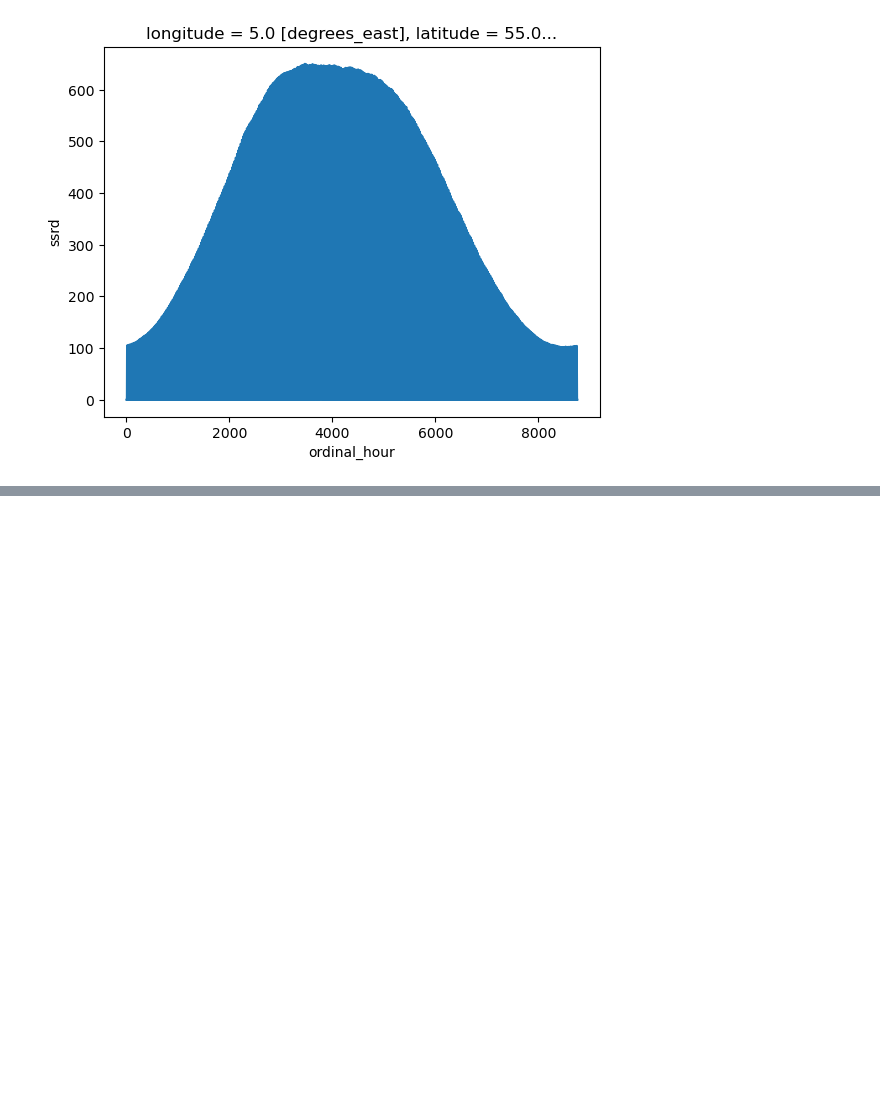
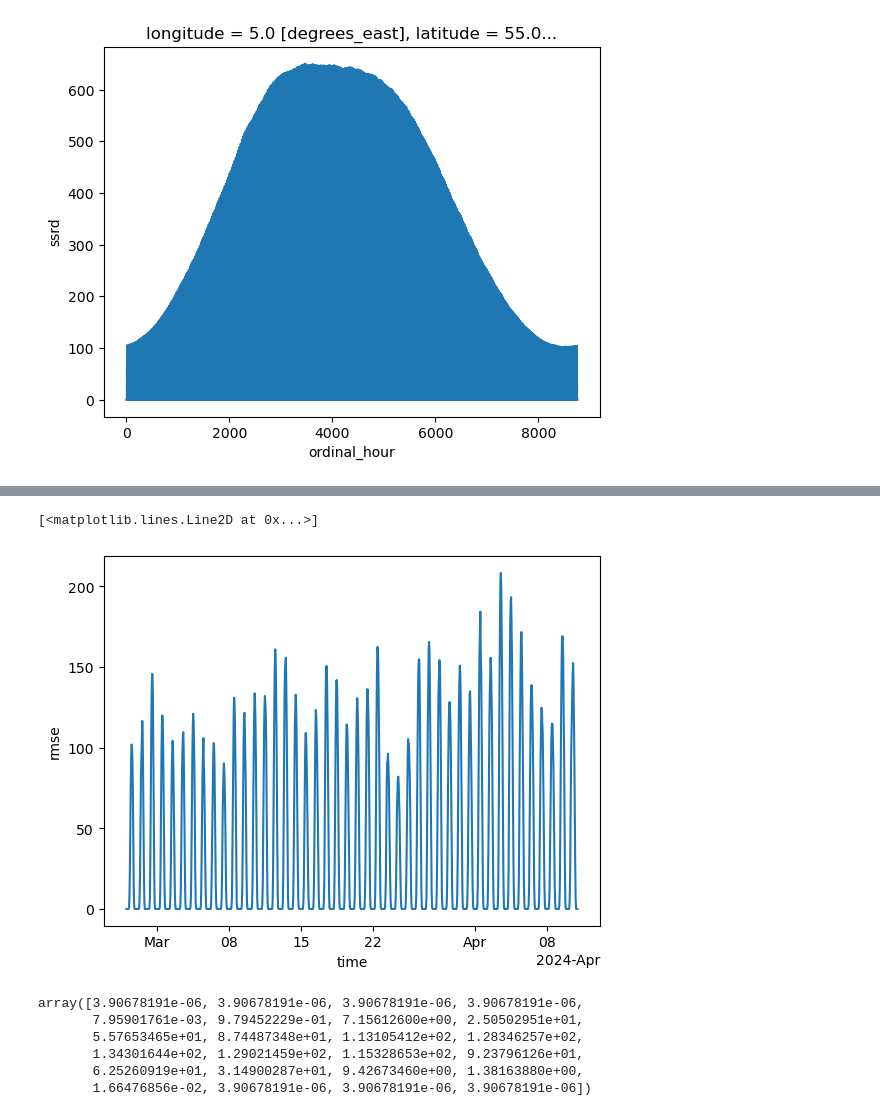
Before and after one commit to laurensstoop/CREDI, a Jupyter notebook: src/notebooks/ERA5-NL_HRWclimatology.ipynb, the cells around one changed output, grey strips where cells are left out. Drawn from its saved outputs; the diff is of its cells as text; code cells hidden in the pictures; blank space fills up the shorter version.

```diff
--- a/src/notebooks/ERA5-NL_HRWclimatology.ipynb
+++ b/src/notebooks/ERA5-NL_HRWclimatology.ipynb
@@ -167,0 +179,26 @@ ds2.ssrd.sel(latitude=55, longitude=5, method='nearest').plot()
+# %%
+ds3 = xr.open_mfdataset("/media/stoop/DataStager2/ERA5/ERA5_wft/ERA5_2024*.nc", engine='netcdf4', concat_dim='time', combine='nested')
+# %%
+# subselect the data
+ds3 = ds3.ssrd.sel(time=slice('2024-02-27','2024-04-10'))/3600
+
+# HRW climatology
+dsWFt = ds2.ssrd[1368:2424]
+# %%
+# determine error
+ds3['error'] = ds3 - dsWFt.values
+# %%
+ds3['rmse'] = np.sqrt(ds3.error**2).mean(['latitude', 'longitude'])
+ds3.rmse.plot()
+# %% [output]
+[<matplotlib.lines.Line2D at 0x...>]
+[figure, added]
+# %%
+ds3.rmse.groupby(ds3.time.dt.hour).mean().values
+# %% [output]
+array([3.90678191e-06, 3.90678191e-06, 3.90678191e-06, 3.90678191e-06,
+       7.95901761e-03, 9.79452229e-01, 7.15612600e+00, 2.50502951e+01,
+       5.57653465e+01, 8.74487348e+01, 1.13105412e+02, 1.28346257e+02,
+       1.34301644e+02, 1.29021459e+02, 1.15328653e+02, 9.23796126e+01,
+       6.25260919e+01, 3.14900287e+01, 9.42673460e+00, 1.38163880e+00,
+       1.66476856e-02, 3.90678191e-06, 3.90678191e-06, 3.90678191e-06])
```
Also changed, not shown: parts of 3 cells of this notebook.
